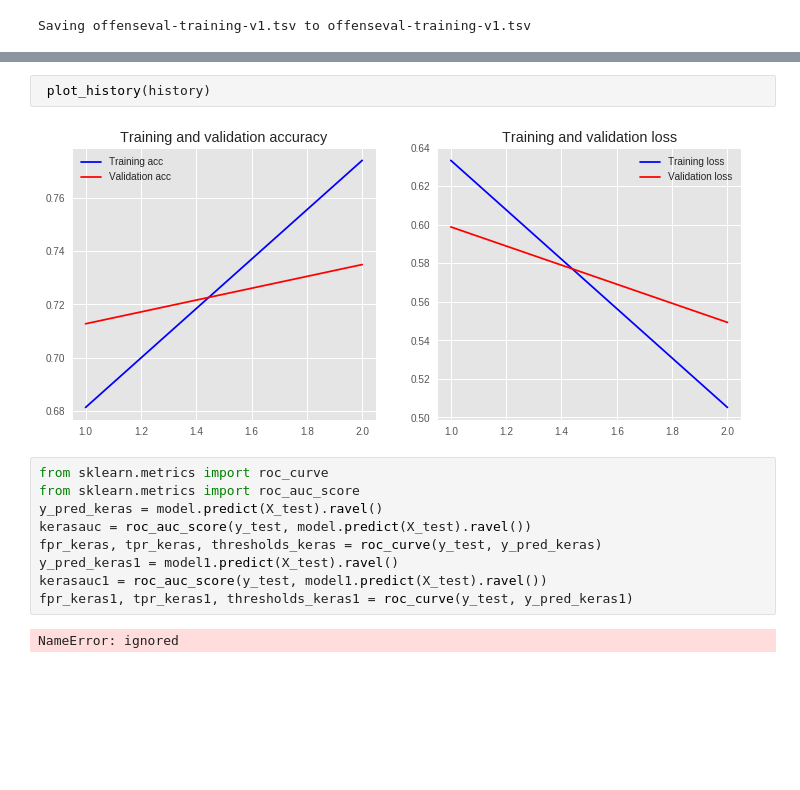
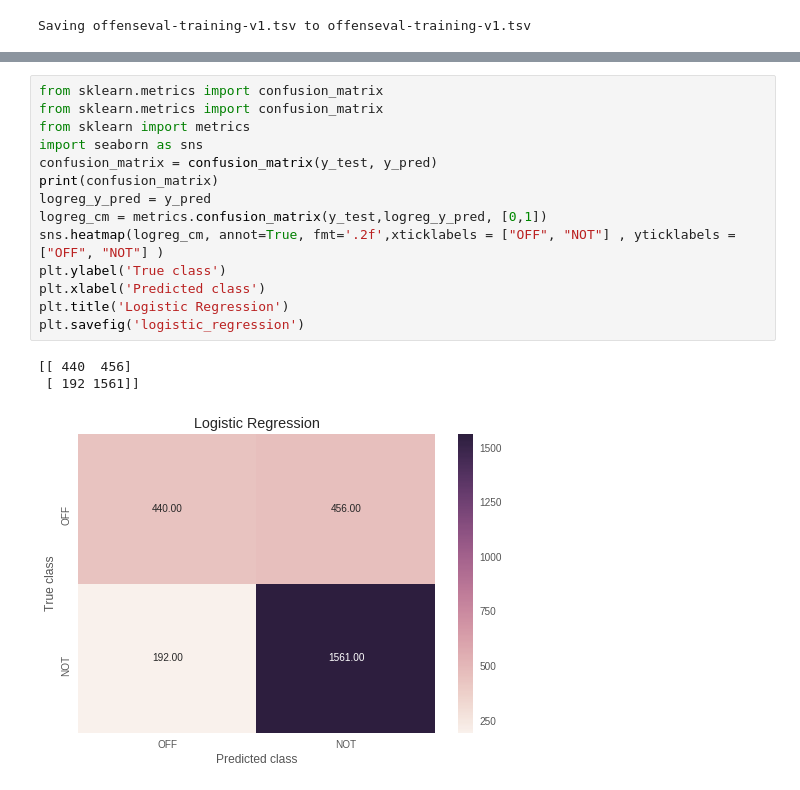
Before and after one commit to mo3tawesome/TweetsClassifier, a Jupyter notebook: CNNvsLogisticRegression.ipynb, the cells around one changed output, grey strips where cells are left out. Saved outputs shown, nothing was run; the diff lists cells and outputs as text; blank space fills up the shorter version.

```diff
--- a/CNNvsLogisticRegression.ipynb
+++ b/CNNvsLogisticRegression.ipynb
@@ -284,15 +234,18 @@ def plot_history(history):
-# %%
- plot_history(history)
-# %% [output]
-[figure, removed]
-# %%
-from sklearn.metrics import roc_curve
-from sklearn.metrics import roc_auc_score
-y_pred_keras = model.predict(X_test).ravel()
-kerasauc = roc_auc_score(y_test, model.predict(X_test).ravel())
-fpr_keras, tpr_keras, thresholds_keras = roc_curve(y_test, y_pred_keras)
-y_pred_keras1 = model1.predict(X_test).ravel()
-kerasauc1 = roc_auc_score(y_test, model1.predict(X_test).ravel())
-fpr_keras1, tpr_keras1, thresholds_keras1 = roc_curve(y_test, y_pred_keras1)
-# %% [output]
-NameError: ignored
+# %%
+from sklearn.metrics import confusion_matrix
+from sklearn.metrics import confusion_matrix
+from sklearn import metrics
+import seaborn as sns
+confusion_matrix = confusion_matrix(y_test, y_pred)
+print(confusion_matrix)
+logreg_y_pred = y_pred
+logreg_cm = metrics.confusion_matrix(y_test,logreg_y_pred, [0,1])
+sns.heatmap(logreg_cm, annot=True, fmt='.2f',xticklabels = ["OFF", "NOT"] , yticklabels = ["OFF", "NOT"] )
+plt.ylabel('True class')
+plt.xlabel('Predicted class')
+plt.title('Logistic Regression')
+plt.savefig('logistic_regression')
+# %% [output]
+[[ 440  456]
+ [ 192 1561]]
+[figure, added]
```
Also changed, not shown: parts of 17 cells of this notebook.
